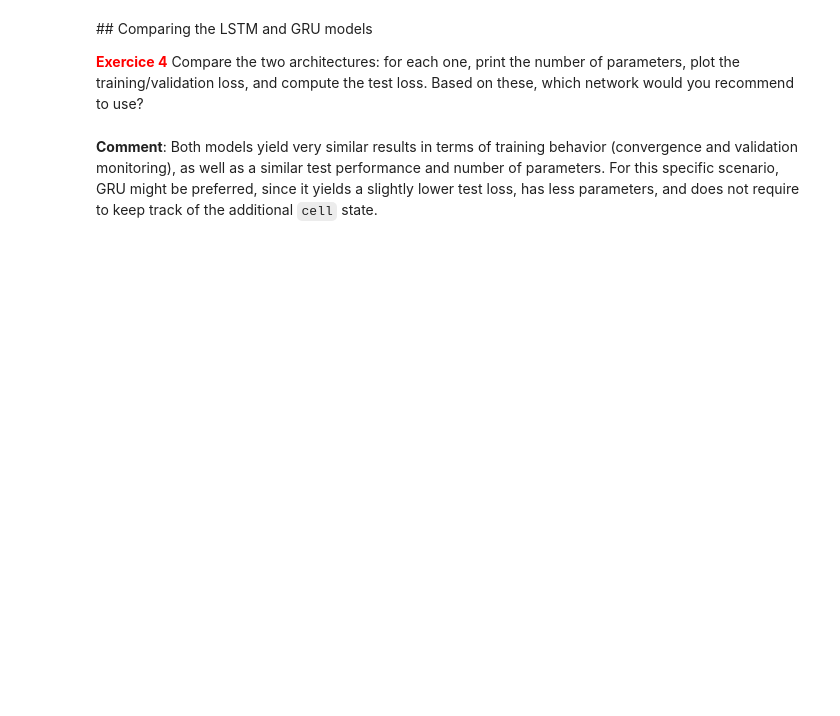
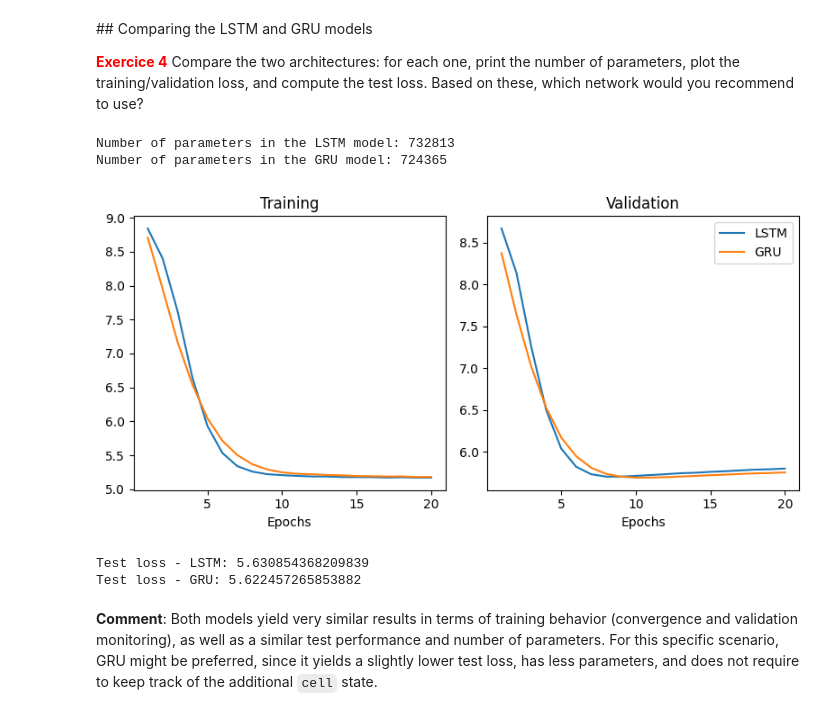
Before and after one commit to Tunji17/Deep-Learning, a Jupyter notebook: reseaux_de_neurones/lab8/lab8_machine_translation.ipynb, the cells around one changed output. Saved outputs shown, nothing was run; the diff lists cells and outputs as text; code cells hidden in the pictures; blank space fills up the shorter version.

```diff
--- a/reseaux_de_neurones/lab8/lab8_machine_translation.ipynb
+++ b/reseaux_de_neurones/lab8/lab8_machine_translation.ipynb
@@ -276,6 +333,7 @@ class LSTMSeq2Seq(nn.Module):
 
         # TO DO: apply the encoder to the src sentence and get the last hidden and cell states (=context vectors)
         # (these will be used as initial hidden/cell for the decoder)
+        hidden, cell = self.encoder(src)
 
         # loop over tokens (note that it starts from 1 -not 0- since the very first token is already known (=<sos>))
         for t in range(1, trg_len):
@@ -284,8 +342,18 @@ class LSTMSeq2Seq(nn.Module):
             # - apply the decoder to get the predicted probabilites of the token t (and the updated hidden/cell)
             # - store these predicted probabilities in the 'pred_probas_all' tensor
             # - get the index corresponding to the highest probability for this token: it will be used as the next input index
-
+            pred_proba_t, hidden, cell = self.decoder(input_idx, hidden, cell)
+            pred_probas_all[t, :, :] = pred_proba_t
+            input_idx = pred_proba_t.argmax(-1)
 
         return pred_probas_all
 # %% [markdown]
 <span style="color:red">**Exercice 3**</span> Instanciate and initialize an encoder and a decoder, then build the full model, and print its number of parameters.
+# %%
+# Instanciate and initialize the encoder and decoder, then instanciate the full model, and print its number of parameters
+encoder_lstm = LSTMEncoder(input_size, emb_size_enc, hidden_size, n_layers, dropout_rate)
+encoder_lstm.apply(init_params)
+decoder_lstm = LSTMDecoder(output_size, emb_size_dec, hidden_size, n_layers, dropout_rate)
+decoder_lstm.apply(init_params)
+model_lstm = LSTMSeq2Seq(encoder_lstm, decoder_lstm)
+print('Number of parameters in the LSTM model:', sum(p.numel() for p in model_lstm.parameters()))
@@ -292,6 +362,11 @@ class LSTMSeq2Seq(nn.Module):
 # %%
 # TO DO: Apply the model to the 'example_batch'
+trg_len = example_batch_trg.shape[0]
+pred_probas_all = model_lstm(example_batch_src, trg_len)
 
 # TO DO: Get the indices of highest predicted probabilities, and print its shape
+pred_indices = pred_probas_all.argmax(-1)
+print(pred_indices.shape)
 
 # TO DO: Take one sample from the batch of predicted indices, and transform it back to tokens (remember the 'de_vocab.lookup_tokens' method)
+print(de_vocab.lookup_tokens([int(x) for x in pred_indices[:, 0]]))
@@ -441,2 +621,3 @@ print('Number of parameters in the GRU model:', sum(p.numel() for p in model_gru
 # %%
 # TO DO: train the GRU model
+model_gru_tr, train_losses_gru, val_losses_gru = training_val_seq2seq(model_gru, train_dataloader, valid_dataloader, num_epochs, loss_fn, learning_rate)
@@ -444,5 +646,37 @@ print('Number of parameters in the GRU model:', sum(p.numel() for p in model_gru
 ## Comparing the LSTM and GRU models
 
 <span style="color:red">**Exercice 4**</span> Compare the two architectures: for each one, print the number of parameters, plot the training/validation loss, and compute the test loss. Based on these, which network would you recommend to use?
+# %%
+# Number of parameters
+print('Number of parameters in the LSTM model:', sum(p.numel() for p in model_lstm.parameters()))
+print('Number of parameters in the GRU model:', sum(p.numel() for p in model_gru.parameters()))
+
+# Training and validation losses
+plt.figure(figsize=(8,4))
+plt.subplot(1, 2, 1)
+plt.plot(torch.arange(num_epochs)+1, train_losses_lstm)
+plt.plot(torch.arange(num_epochs)+1, train_losses_gru)
+plt.xlabel('Epochs')
+plt.title('Training')
+plt.subplot(1, 2, 2)
+plt.plot(torch.arange(num_epochs)+1, val_losses_lstm)
+plt.plot(torch.arange(num_epochs)+1, val_losses_gru)
+plt.xlabel('Epochs')
+plt.title('Validation')
+plt.legend(['LSTM', 'GRU'])
+plt.tight_layout()
+plt.show()
+
+# Test loss
+loss_test_lstm = evaluate_seq2seq(model_lstm_tr, test_dataloader, loss_fn)
+loss_test_gru = evaluate_seq2seq(model_gru_tr, test_dataloader, loss_fn)
+print('Test loss - LSTM:', loss_test_lstm)
+print('Test loss - GRU:', loss_test_gru)
+# %% [output]
+Number of parameters in the LSTM model: 732813
+Number of parameters in the GRU model: 724365
+[figure, added]
+Test loss - LSTM: 5.630854368209839
+Test loss - GRU: 5.622457265853882
 # %% [markdown]
 **Comment**: Both models yield very similar results in terms of training behavior (convergence and validation monitoring), as well as a similar test performance and number of parameters. For this specific scenario, GRU might be preferred, since it yields a slightly lower test loss, has less parameters, and does not require to keep track of the additional `cell` state.
```
Also changed, not shown: parts of 17 cells of this notebook, 12 other files.
